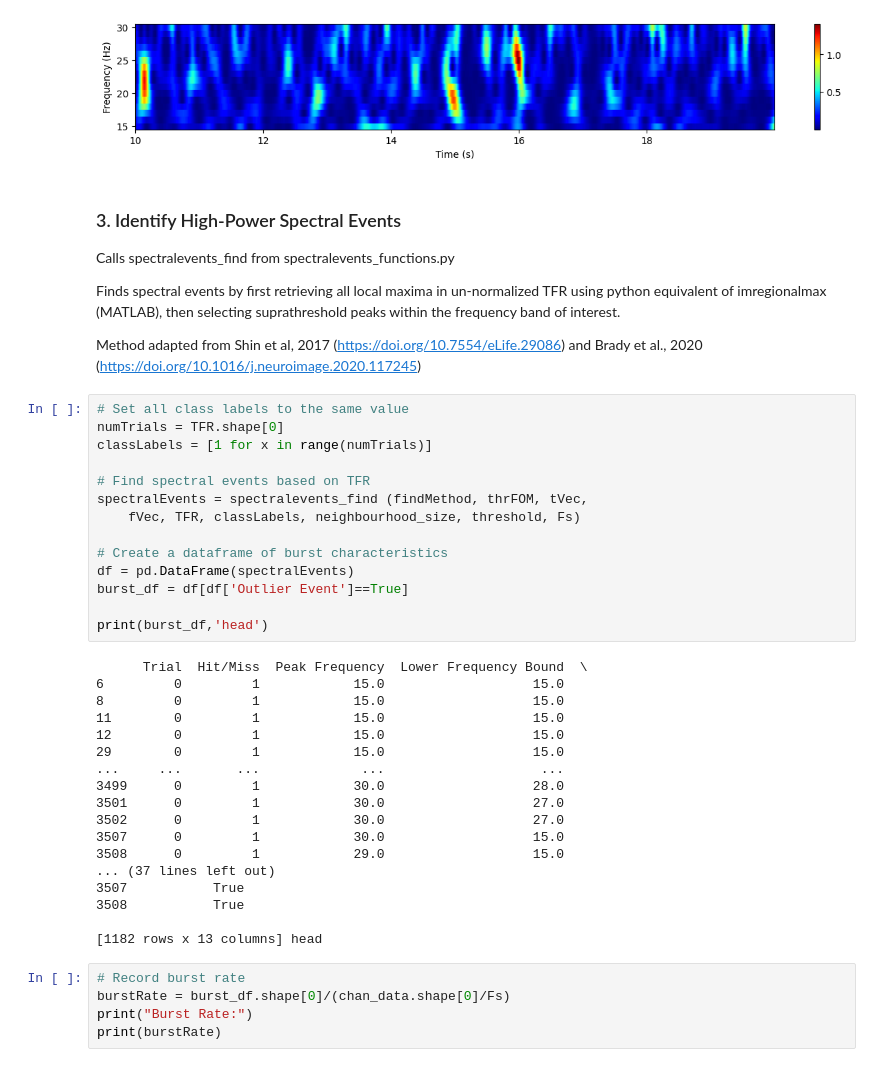
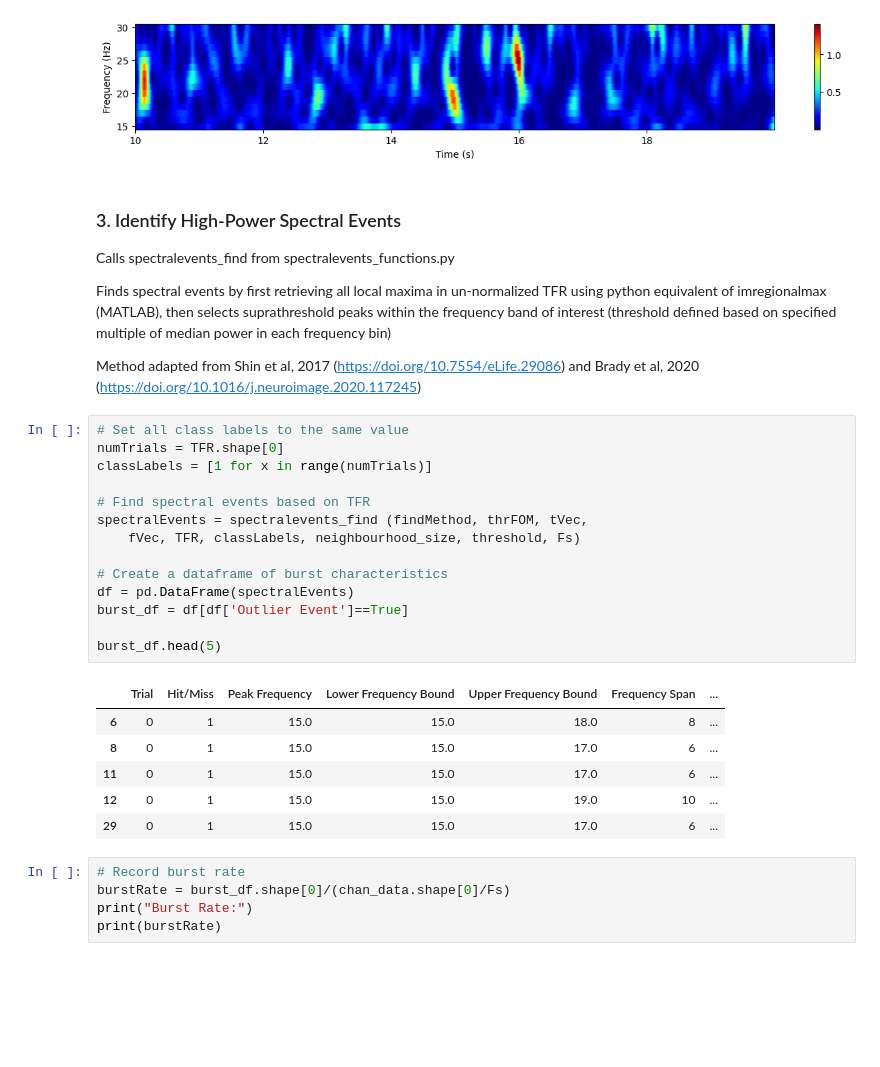
Before and after one commit to lindseypower/BurstDetection_Tutorials, a Jupyter notebook: Amplitude_thresholding.ipynb, the cells around one changed output. Drawn from its saved outputs; the diff is of its cells as text; blank space fills up the shorter version.

```diff
--- a/Amplitude_thresholding.ipynb
+++ b/Amplitude_thresholding.ipynb
@@ -106,41 +105,30 @@ plt.show()
 
 Calls spectralevents_find from spectralevents_functions.py
 
-Finds spectral events by first retrieving all local maxima in un-normalized TFR using python equivalent of imregionalmax (MATLAB), then selecting suprathreshold peaks within the frequency band of interest.
+Finds spectral events by first retrieving all local maxima in un-normalized TFR using python equivalent of imregionalmax (MATLAB), then selects suprathreshold peaks within the frequency band of interest (threshold defined based on specified multiple of median power in each frequency bin)
 
-Method adapted from Shin et al, 2017 (https://doi.org/10.7554/eLife.29086) and Brady et al., 2020 (https://doi.org/10.1016/j.neuroimage.2020.117245)
+Method adapted from Shin et al, 2017 (https://doi.org/10.7554/eLife.29086) and Brady et al, 2020 (https://doi.org/10.1016/j.neuroimage.2020.117245)
 # %%
 # Set all class labels to the same value
 numTrials = TFR.shape[0]
 classLabels = [1 for x in range(numTrials)]
 
 # Find spectral events based on TFR
 spectralEvents = spectralevents_find (findMethod, thrFOM, tVec,
     fVec, TFR, classLabels, neighbourhood_size, threshold, Fs)
 
 # Create a dataframe of burst characteristics
 df = pd.DataFrame(spectralEvents)
 burst_df = df[df['Outlier Event']==True]
 
-print(burst_df,'head')
+burst_df.head(5)
 # %% [output]
-      Trial  Hit/Miss  Peak Frequency  Lower Frequency Bound  \
-6         0         1            15.0                   15.0
-8         0         1            15.0                   15.0
-11        0         1            15.0                   15.0
-12        0         1            15.0                   15.0
-29        0         1            15.0                   15.0
-...     ...       ...             ...                    ...
-3499      0         1            30.0                   28.0
-3501      0         1            30.0                   27.0
-3502      0         1            30.0                   27.0
-3507      0         1            30.0                   15.0
-3508      0         1            29.0                   15.0
-... (37 lines left out)
-3507           True
-3508           True
-
-[1182 rows x 13 columns] head
+|  | Trial | Hit/Miss | Peak Frequency | Lower Frequency Bound | Upper Frequency Bound | Frequency Span | ... |
+| 6 | 0 | 1 | 15.0 | 15.0 | 18.0 | 8 | ... |
+| 8 | 0 | 1 | 15.0 | 15.0 | 17.0 | 6 | ... |
+| 11 | 0 | 1 | 15.0 | 15.0 | 17.0 | 6 | ... |
+| 12 | 0 | 1 | 15.0 | 15.0 | 19.0 | 10 | ... |
+| 29 | 0 | 1 | 15.0 | 15.0 | 17.0 | 6 | ... |
 # %%
 # Record burst rate
 burstRate = burst_df.shape[0]/(chan_data.shape[0]/Fs)
```
Also changed, not shown: parts of 1 cell of this notebook, 5 other files.
